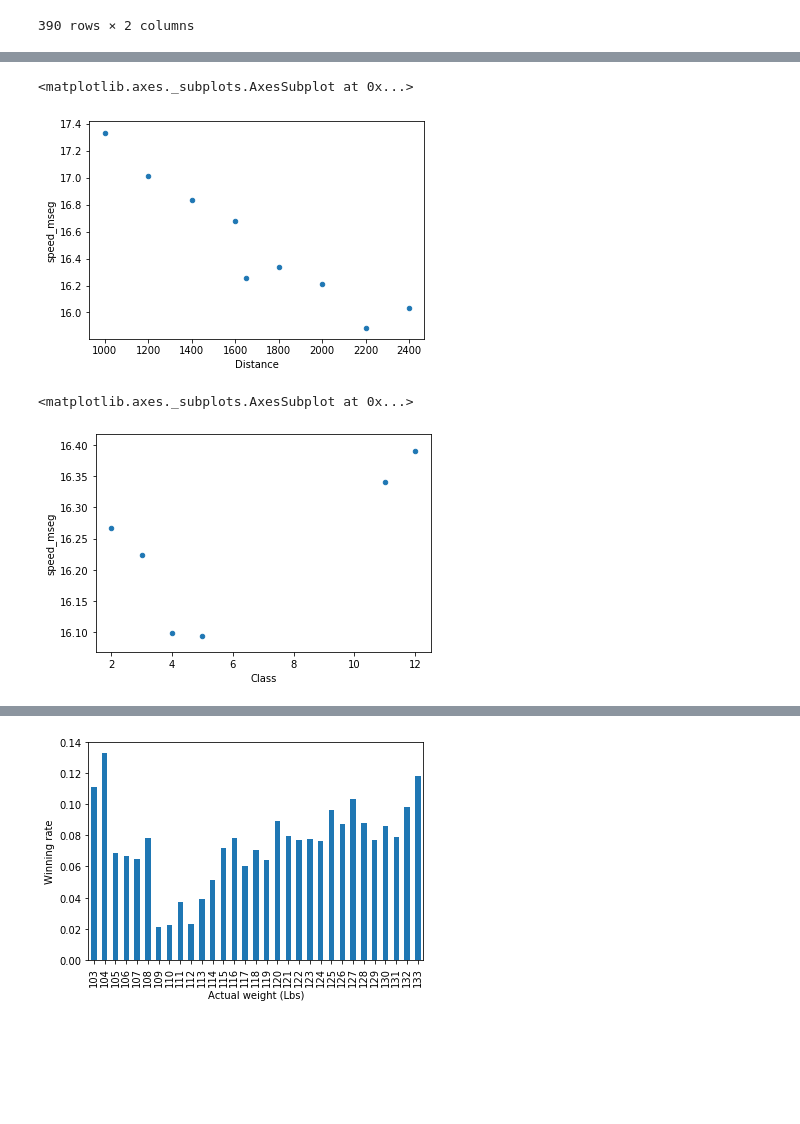
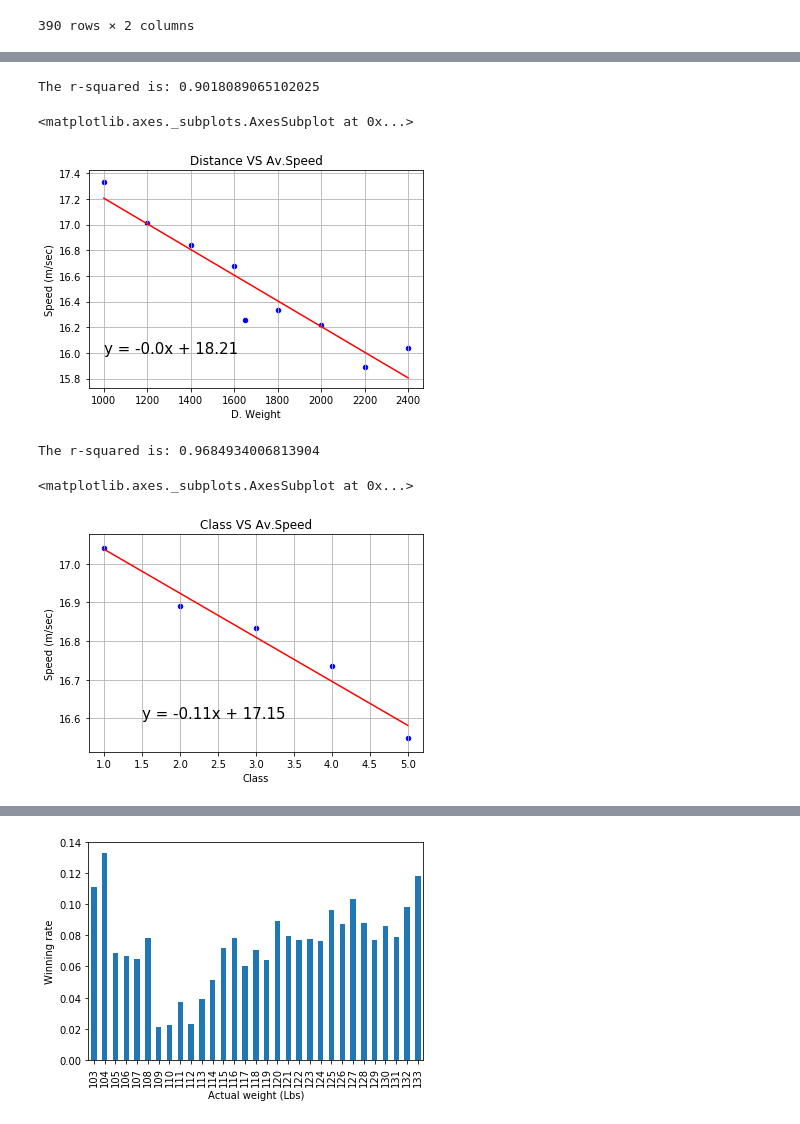
Before and after one commit to Mariovmtz/BootCamp_Project_1, a Jupyter notebook: horse_racing.ipynb, the cells around one changed output, grey strips where cells are left out. Saved outputs shown, nothing was run; the diff lists cells and outputs as text; code cells hidden in the pictures; blank space fills up the shorter version.

```diff
--- a/horse_racing.ipynb
+++ b/horse_racing.ipynb
@@ -281,0 +347,19 @@ We began exploring the data trying to understand it and plotting different graph
+# %%
+#ADDITIONAL FUNCTIONS TO NOT REPEAT CODE
+
+def  plotScatter(df, xVar, yVar, title, xlabel, ylabel, color):
+    sp = df.plot(kind="scatter", x=xVar,y=yVar, c=color, title=title)
+    sp.set(xlabel = xlabel, ylabel = ylabel)
+    sp.grid()
+    return sp
+
+
+def  linearRegress(df, xVar, yVar, title, xlabel, ylabel, xShow, yShow, color):
+    (slope, intercept, rvalue, pvalue, stderr) = sts.linregress(df[xVar],df[yVar])
+    rgrs_values = df[xVar] * slope + intercept
+    line_eq = "y = " + str(round(slope,2)) + "x + " + str(round(intercept,2))
+    graph = plotScatter(df, xVar, yVar, title,xlabel, ylabel, color)
+    plt.plot(df[xVar],rgrs_values, '-r')
+    plt.annotate(line_eq,(xShow,yShow),fontsize=15)
+    print(f"The r-squared is: {rvalue**2}")
+    return graph
@@ -668,17 +654,21 @@ df.plot(kind="scatter", x="Declared_weight", y="speed_mseg")
 # %%
 df = final_df.groupby(["Distance"])["speed_mseg"].mean()
 df = df.reset_index()
 
-df.plot(kind="scatter", x="Distance", y="speed_mseg")
+linearRegress(df, "Distance", "speed_mseg", "Distance VS Av.Speed", "Distance", "Speed (m/sec)",
+              1000, 16,"b")
 # %% [output]
-<matplotlib.axes._subplots.AxesSubplot at 0x...>
+The r-squared is: 0.9018089065102025
+<matplotlib.axes._subplots.AxesSubplot at 0x...>
-[figure, old version]
+[figure, new version]
 # %%
-filtered_df = final_df.loc[final_df["Distance"] == 2000]
+filtered_df = final_df.loc[(final_df["Class"] < 6) & (final_df["Class"] != 0)]
 df = filtered_df.groupby(["Class"])["speed_mseg"].mean()
 df = df.reset_index()
 
-df.plot(kind="scatter", x="Class", y="speed_mseg")
+linearRegress(df, "Class", "speed_mseg", "Class VS Av.Speed", "Class", "Speed (m/sec)",
+              1.5, 16.6,"b")
 # %% [output]
-<matplotlib.axes._subplots.AxesSubplot at 0x...>
+The r-squared is: 0.9684934006813904
+<matplotlib.axes._subplots.AxesSubplot at 0x...>
-[figure, old version]
+[figure, new version]
```
Also changed, not shown: parts of 74 cells of this notebook.
